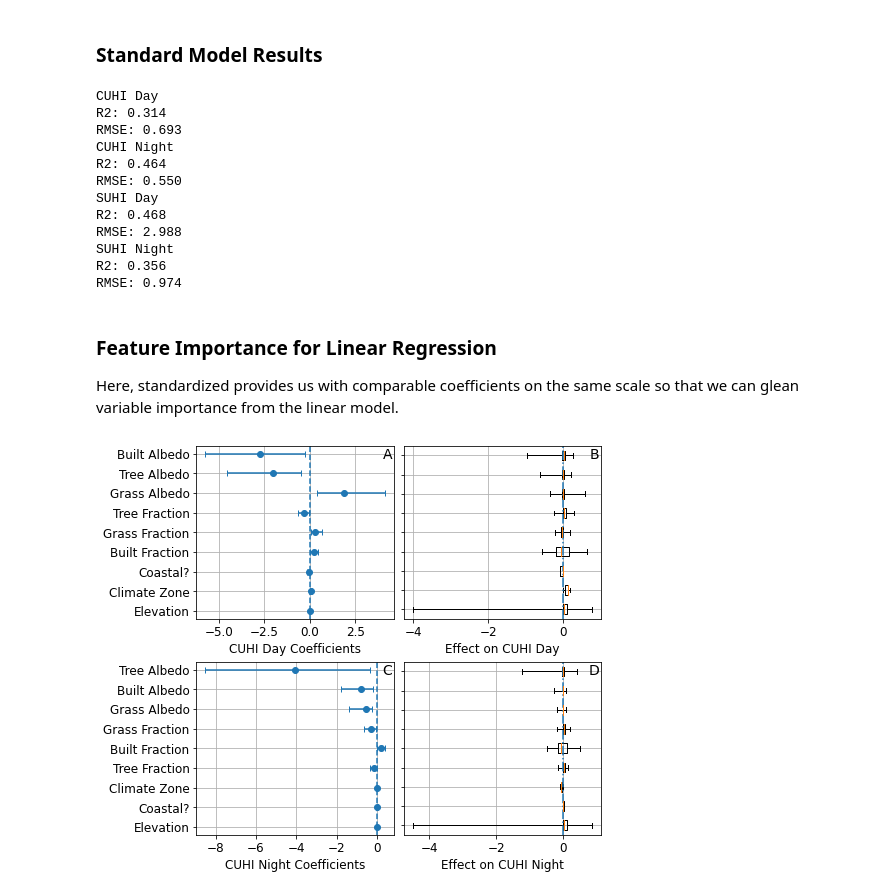
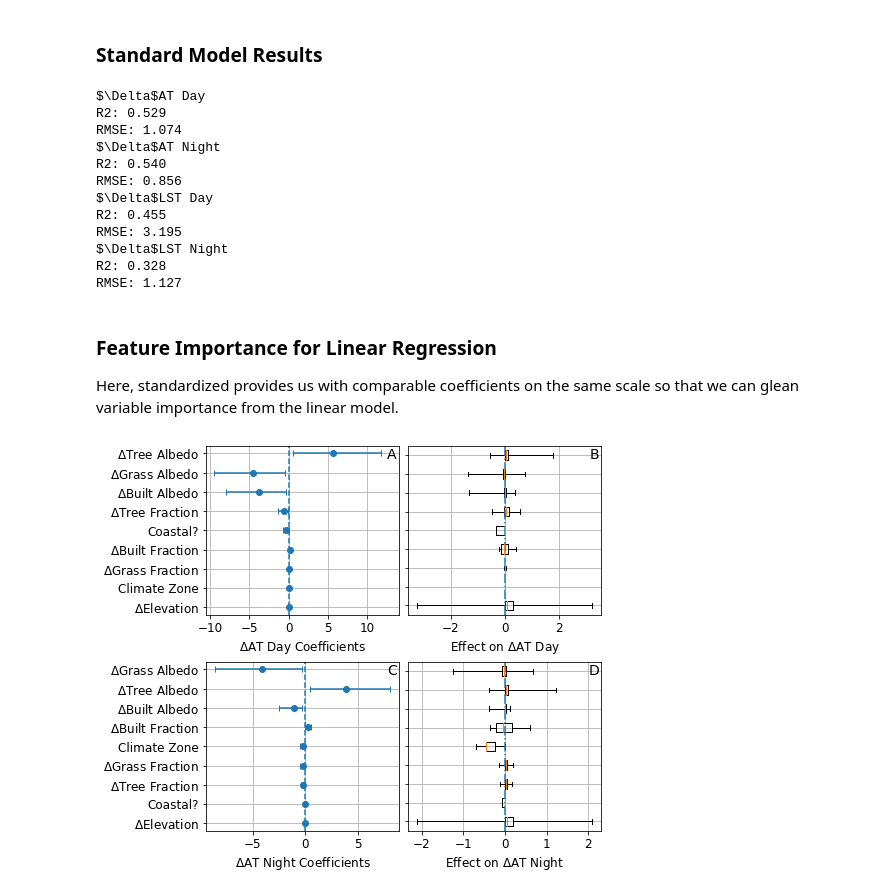
Before and after one commit to LeliaPlusPlus/TargetedHeatMitigation-ML, a Jupyter notebook: 3-LinearRegression.ipynb, the cells around one changed output. Cells and saved outputs as stored; diff of their text form; code cells hidden in the pictures.

```diff
--- a/3-LinearRegression.ipynb
+++ b/3-LinearRegression.ipynb
@@ -24,11 +33,11 @@ data['Coastal?'] = data['Coastal?'].fillna(False).astype(int)
 mapping_dict = {'Arid': 0, 'Snow': 1, 'Temperate': 2, 'Tropical': 3}
 data['Climate Zone'] = data['Climate Zone'].map(mapping_dict)
 # %%
-features = ['Built Fraction', 'Grass Fraction', 'Tree Fraction',
-            'Built Albedo', 'Grass Albedo', 'Tree Albedo', 'Elevation',
-            'Coastal?', 'Climate Zone']
+features = ['$\\Delta$Built Fraction', '$\\Delta$Grass Fraction', '$\\Delta$Tree Fraction',
+            '$\\Delta$Built Albedo', '$\\Delta$Grass Albedo', '$\\Delta$Tree Albedo',
+            '$\\Delta$Elevation', 'Coastal?', 'Climate Zone']
 # %%
-labels = ['CUHI Day', 'CUHI Night', 'SUHI Day', 'SUHI Night']
+labels = ['$\\Delta$AT Day', '$\\Delta$AT Night', '$\\Delta$LST Day', '$\\Delta$LST Night']
 # %% [markdown]
 ## Helper Functions
 # %%
@@ -78,18 +87,18 @@ for label in labels:
     print('R2: {:.3f}'.format(results.rsquared))
     print('RMSE: {:.3f}'.format(sqrt(results.mse_total)))
 # %% [output]
-CUHI Day
-R2: 0.314
-RMSE: 0.693
-CUHI Night
-R2: 0.464
-RMSE: 0.550
-SUHI Day
-R2: 0.468
-RMSE: 2.988
-SUHI Night
-R2: 0.356
-RMSE: 0.974
+$\Delta$AT Day
+R2: 0.529
+RMSE: 1.074
+$\Delta$AT Night
+R2: 0.540
+RMSE: 0.856
+$\Delta$LST Day
+R2: 0.455
+RMSE: 3.195
+$\Delta$LST Night
+R2: 0.328
+RMSE: 1.127
 # %% [markdown]
 ### Feature Importance for Linear Regression
 Here, standardized provides us with comparable coefficients on the same scale so that we can glean variable importance from the linear model.
@@ -103,7 +112,7 @@ def weighted_effect(X_tranform, feat_imp):
         weighted_X[feature] = weighted_X[feature] * weight
     return weighted_X
 # %%
-targets = ['CUHI Day', 'CUHI Night']
+targets = ['$\\Delta$AT Day', '$\\Delta$AT Night']
 col1, col2 = ['A', 'C'], ['B', 'D']
 font = {'size': 12}
 matplotlib.rc('font', **font)
@@ -116,35 +125,37 @@ for i in range(nrows):
     X, y = get_data(label) # get data
     X = transform(X) # transform data
     model, results = get_model(X, y) # get model
     feat_imp = pd.DataFrame({'Features': features, 'Coefficients': np.asarray(results.params[1:]),
                              'LB': np.asarray(results.conf_int()[0][1:]), 'UB': np.asarray(results.conf_int()[1][1:])})
     weighted_X = weighted_effect(X, feat_imp)
     feat_imp_sorted = feat_imp.sort_values(by='Coefficients', key=abs, ascending=True)
 
     # Uneven confidence intervals (errors)
     lower_errors = feat_imp_sorted['LB'].to_numpy()
     upper_errors = feat_imp_sorted['UB'].to_numpy()
 
     # Asymmetric error values for plotting
     errors = [np.abs(lower_errors), np.abs(upper_errors)]
 
     # Create the plot with error bars
     ax[i][0].errorbar(np.asarray(feat_imp_sorted['Coefficients']), np.asarray(feat_imp_sorted['Features']), xerr=errors, fmt='o', capsize=3)
     ax[i][0].set_xlabel('{} Coefficients'.format(targets[i]))
     ax[i][0].axvline(0, linestyle='dashed')
     ax[i][0].grid(True)
     ax[i][0].text(0.99, 0.99, col1[i], ha='right', va='top', transform=ax[i][0].transAxes, fontsize=14)
 
     ax[i][1].boxplot([weighted_X[feature].to_numpy() for feature in feat_imp_sorted['Features'].to_list()], vert=False, showfliers=False, whis=(0,100))
     ax[i][1].axvline(0, linestyle='dashdot')
     ax[i][1].set_xlabel('Effect on {}'.format(targets[i]))
     ax[i][1].tick_params(labelleft=False)
     ax[i][1].grid(True)
     ax[i][1].text(0.99, 0.99, col2[i], ha='right', va='top', transform=ax[i][1].transAxes, fontsize=14)
 
-plt.savefig('graphs/variable_importance/linear_model/linear_feature_importance_cuhi.svg', bbox_inches='tight', dpi=1000)
-plt.savefig('graphs/variable_importance/linear_model/300dpi/linear_feature_importance_cuhi.svg', bbox_inches='tight', dpi=300)
-plt.savefig('graphs/variable_importance/linear_model/jpg/linear_feature_importance_cuhi.jpg', bbox_inches='tight', dpi=1000)
+ax[0][0].set_xlim(left=None, right=14)
+plt.savefig('graphs/variable_importance/linear_model/linear_feature_importance_at.pdf', bbox_inches='tight', dpi=1000)
+plt.savefig('graphs/variable_importance/linear_model/linear_feature_importance_at.svg', bbox_inches='tight', dpi=1000)
+plt.savefig('graphs/variable_importance/linear_model/300dpi/linear_feature_importance_at.svg', bbox_inches='tight', dpi=300)
+plt.savefig('graphs/variable_importance/linear_model/jpg/linear_feature_importance_at.jpg', bbox_inches='tight', dpi=1000)
 # %% [output]
-[figure, old version]
+[figure, new version]
 # %%
```
Also changed, not shown: parts of 2 cells of this notebook, 3 other files.
